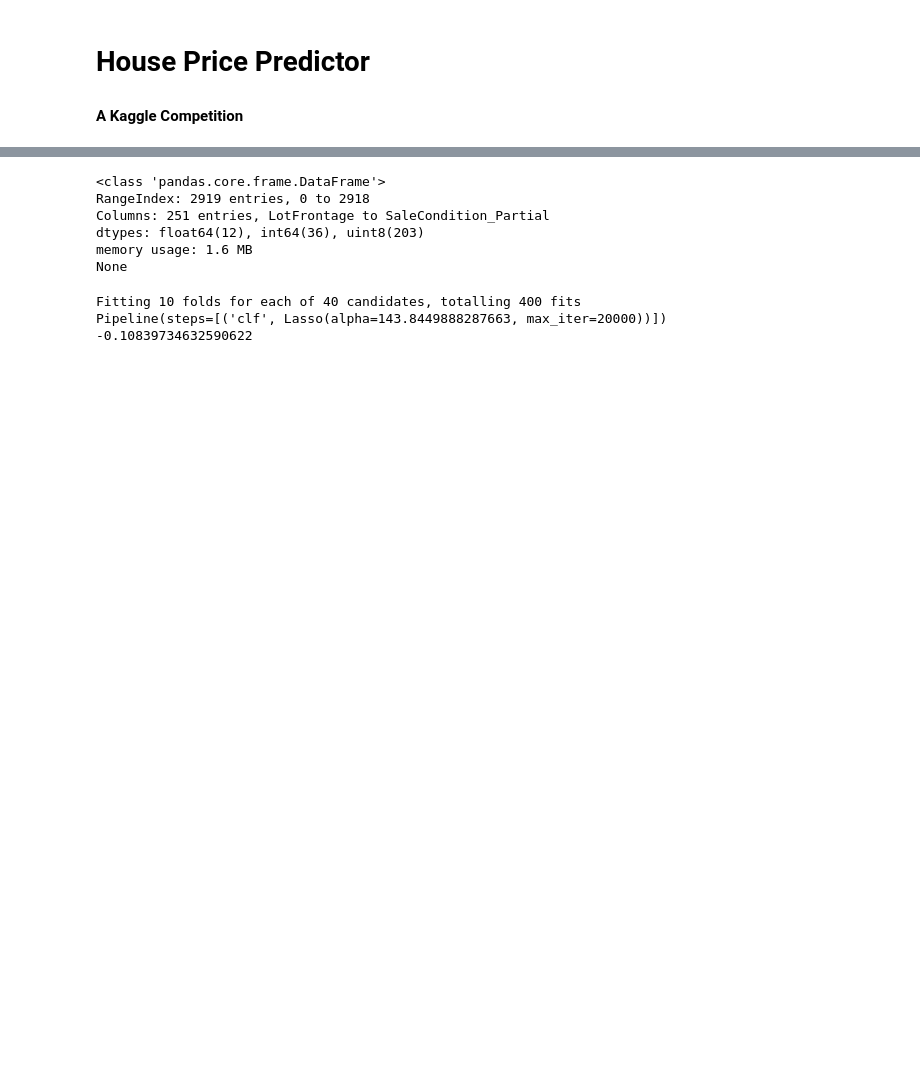
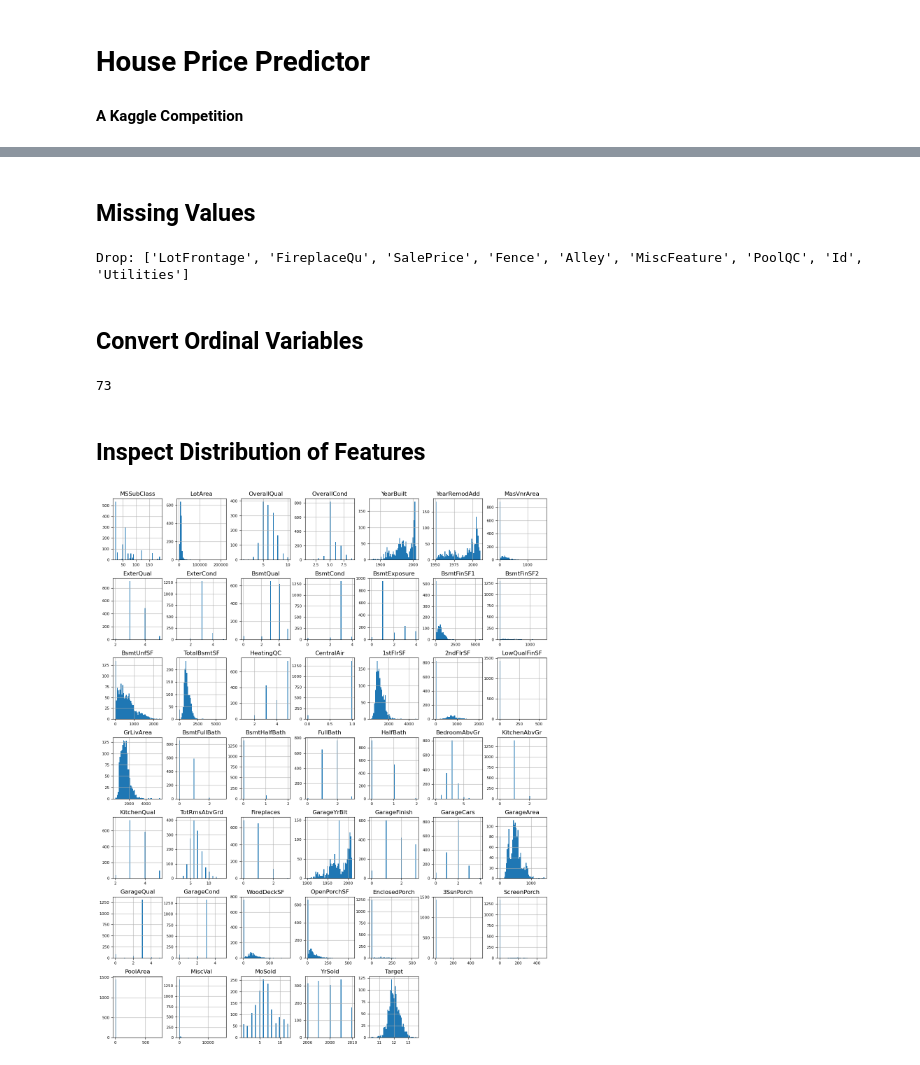
Before and after one commit to BPollins/HousePrice_Challenge, a Jupyter notebook: house_price_regression.ipynb, the cells around one changed output, grey strips where cells are left out. Cells and saved outputs as stored; diff of their text form; code cells hidden in the pictures; blank space fills up the shorter version.

```diff
--- a/house_price_regression.ipynb
+++ b/house_price_regression.ipynb
@@ -17,26 +64,20 @@ from sklearn.compose import ColumnTransformer
+# %% [markdown]
+## Missing Values
 # %%
-# Import Data and deal with missing values
+# Drop the Id column and all the columns with significant amounts of missing data, i.e. anything missing over 200
+## entries, I've also dropped Utilities as these are all identical apart from 3 entries
 
-raw_train_data = pd.read_csv('train.csv')
-raw_test_data = pd.read_csv('test.csv')
+missing_vals = raw_data.isnull().sum().sort_values()
+drop_cols = list(missing_vals[(missing_vals > 200) & (missing_vals.index != 'Target')].index)
+drop_cols += ['Id', 'Utilities']
 
-raw_data = pd.concat([raw_train_data, raw_test_data]).reset_index(drop=True)
+print(f'Drop: {drop_cols}')
 
-# raw_data.info()
-
-
-# train: ID 1 - 1460, test: ID 1461 - 2919
-
-# Drop all the columns with significant amounts of missing data, i.e. Alley - 198 non Nan, PoolQC - 10, Fence - 571
-## MiscFeature - 105, I've also dropped Utilities as these are all identical apart from 3 entries
-
-data = raw_data.drop(['Id', 'Alley', 'PoolQC', 'Fence', 'MiscFeature', 'Utilities'], axis=1)
+data = raw_data.drop(drop_cols, axis=1)
 
 
 data.MSZoning = raw_data.apply(lambda row: row.MSZoning if type(row.MSZoning) == 'String' else
                                raw_data[raw_data.MSSubClass == row.MSSubClass].MSZoning.mode(), axis=1)
-
-data.LotFrontage = raw_data.LotFrontage.apply(lambda x: 0 if pd.isna(x) else x)
 
 for col in ['Exterior1st', 'Exterior2nd', 'MasVnrType', 'MasVnrArea', 'Electrical', 'KitchenQual', 'Functional',
             'SaleType']:
@@ -46,7 +87,7 @@ for col in ['Exterior1st', 'Exterior2nd', 'MasVnrType', 'MasVnrArea', 'Electrica
 data.at[2217, 'BsmtQual'] = raw_data.BsmtQual.mode()
 data.at[2218, 'BsmtQual'] = raw_data.BsmtQual.mode()
 
-for col in ['BsmtQual', 'BsmtCond', 'BsmtExposure', 'BsmtFinType1', 'BsmtFinType2', 'FireplaceQu', 'GarageType',
+for col in ['BsmtQual', 'BsmtCond', 'BsmtExposure', 'BsmtFinType1', 'BsmtFinType2', 'GarageType',
             'GarageFinish', 'GarageQual', 'GarageCond']:
     data[col] = raw_data[col].apply(lambda x: 'None' if pd.isna(x) else x)
 
@@ -61,3 +102,5 @@ for col in ['GarageYrBlt']:
 
 
 # data.info()
+# %% [output]
+Drop: ['LotFrontage', 'FireplaceQu', 'SalePrice', 'Fence', 'Alley', 'MiscFeature', 'PoolQC', 'Id', 'Utilities']
@@ -70,18 +107,11 @@ def encode(dataframe, column):
+# %% [markdown]
+## Convert Ordinal Variables
 # %%
 # Now to transform/make the features usable. As there are already so many features in the data I want to avoid
 ## simple binary encoding where possible - instead for the ordinal variables I'll assign a number value
 
-
-for col in ['MSSubClass', 'MSZoning', 'Street', 'LotShape', 'LandContour', 'LotConfig', 'LandSlope', 'Neighborhood',
-            'Condition1', 'Condition2', 'BldgType', 'HouseStyle', 'RoofStyle', 'RoofMatl','Exterior1st',
-            'Exterior2nd', 'MasVnrType', 'Foundation', 'BsmtFinType1', 'BsmtFinType2', 'Heating', 'Electrical',
-            'Functional', 'GarageType', 'PavedDrive', 'SaleType', 'SaleCondition']:
-
-    data = encode(data, col)
-
-
 for col in ['ExterQual', 'ExterCond', 'BsmtQual', 'BsmtCond', 'BsmtExposure', 'HeatingQC', 'CentralAir', 'KitchenQual',
-            'FireplaceQu', 'GarageFinish', 'GarageQual', 'GarageCond']:
+            'GarageFinish', 'GarageQual', 'GarageCond']:
 
     if col == 'BsmtExposure':
         rating_dict = {'Gd':4, 'Av':3, 'Mn':2, 'No':1, 'None':0}
@@ -90,11 +120,6 @@ for col in ['ExterQual', 'ExterCond', 'BsmtQual', 'BsmtCond', 'BsmtExposure', 'H
 
     data[col] = data[col].map(rating_dict)
 
-print(data.info())
+print(len(data.columns))
 # %% [output]
-<class 'pandas.core.frame.DataFrame'>
-RangeIndex: 2919 entries, 0 to 2918
-Columns: 251 entries, LotFrontage to SaleCondition_Partial
-dtypes: float64(12), int64(36), uint8(203)
-memory usage: 1.6 MB
-None
+73
@@ -134,21 +126,9 @@ X_train, X_val, y_train, y_val = train_test_split(X, y, random_state = 10, train
-# %%
-# Model Selection
-pipeline = Pipeline([('clf', Ridge())])
-
-param1 = {'clf': [Ridge(max_iter = 20000)], 'clf__alpha': np.logspace(-1,3, num=20)}
-param2 = {'clf': [Lasso(max_iter = 20000)], 'clf__alpha': np.logspace(-1,3, num=20)}
-
-
-param_grid = [param1, param2]
-
-grid = GridSearchCV(estimator = pipeline, param_grid = param_grid, scoring = 'neg_mean_absolute_percentage_error',
-                    cv = 10, return_train_score = True, verbose = 1)
-
-grid.fit(X_train, y_train)
-
-print(grid.best_estimator_)
-print(grid.best_score_)
-# %% [output]
-Fitting 10 folds for each of 40 candidates, totalling 400 fits
-Pipeline(steps=[('clf', Lasso(alpha=143.8449888287663, max_iter=20000))])
--0.10839734632590622
+# %% [markdown]
+## Inspect Distribution of Features
+# %%
+train_data = data.iloc[:1460,:]
+numerical_td = train_data.select_dtypes(include=['float64', 'int64'])
+numerical_td.hist(figsize=(16, 20), bins=50, xlabelsize=8, ylabelsize=8)
+plt.show()
+# %% [output]
+[figure, added]
```
Also changed, not shown: parts of 24 cells of this notebook, 1 other file.
